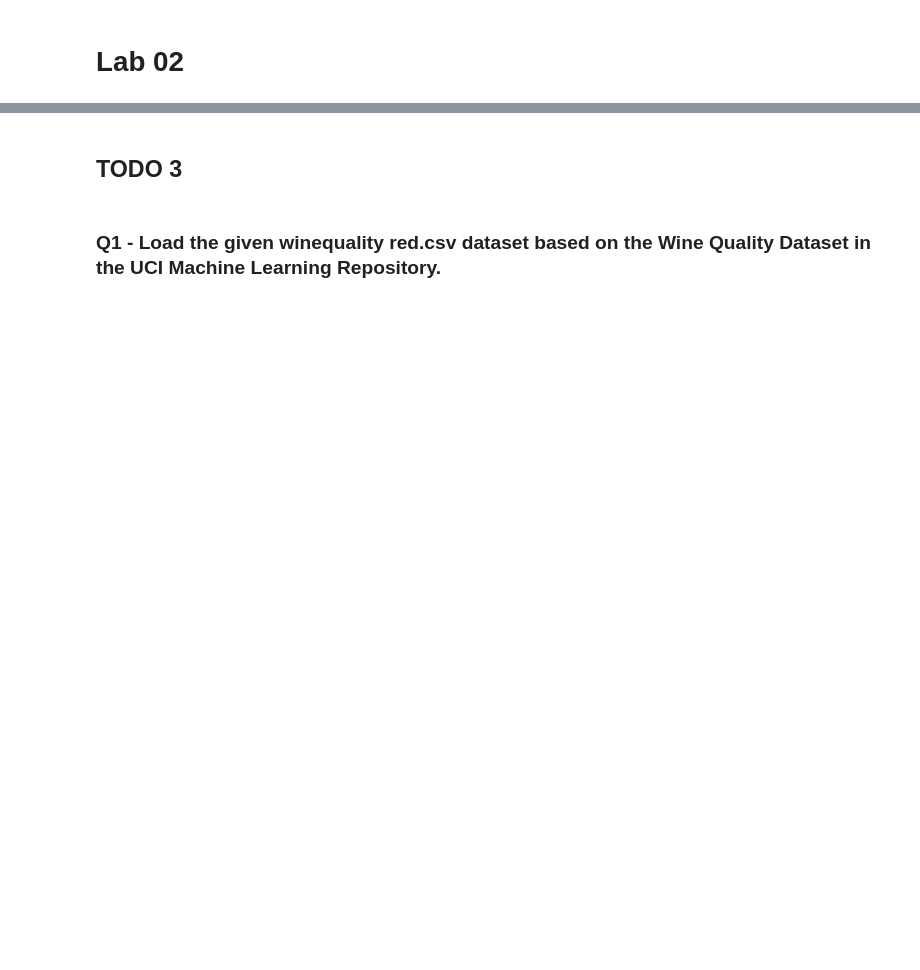
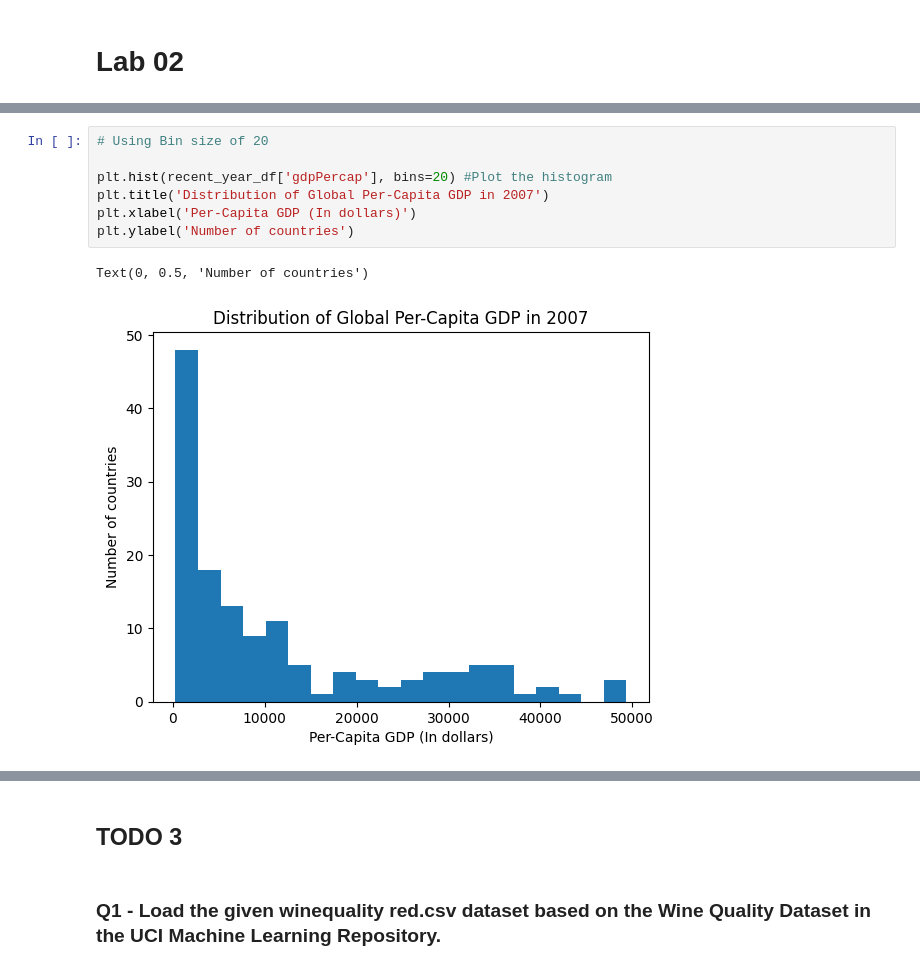
Before and after one commit to denuwan55/CO544-Lab02-EDA-Wine-Quality-Dataset, a Jupyter notebook: e18382lab02.ipynb, the cells around one changed output, grey strips where cells are left out. Cells and saved outputs as stored; diff of their text form; blank space fills up the shorter version.

```diff
--- a/e18382lab02.ipynb
+++ b/e18382lab02.ipynb
@@ -2,0 +24,10 @@
+# %%
+# Using Bin size of 20
+
+plt.hist(recent_year_df['gdpPercap'], bins=20) #Plot the histogram
+plt.title('Distribution of Global Per-Capita GDP in 2007')
+plt.xlabel('Per-Capita GDP (In dollars)')
+plt.ylabel('Number of countries')
+# %% [output]
+Text(0, 0.5, 'Number of countries')
+[figure, added]
```
Also changed, not shown: parts of 11 cells of this notebook, 1 other file.
